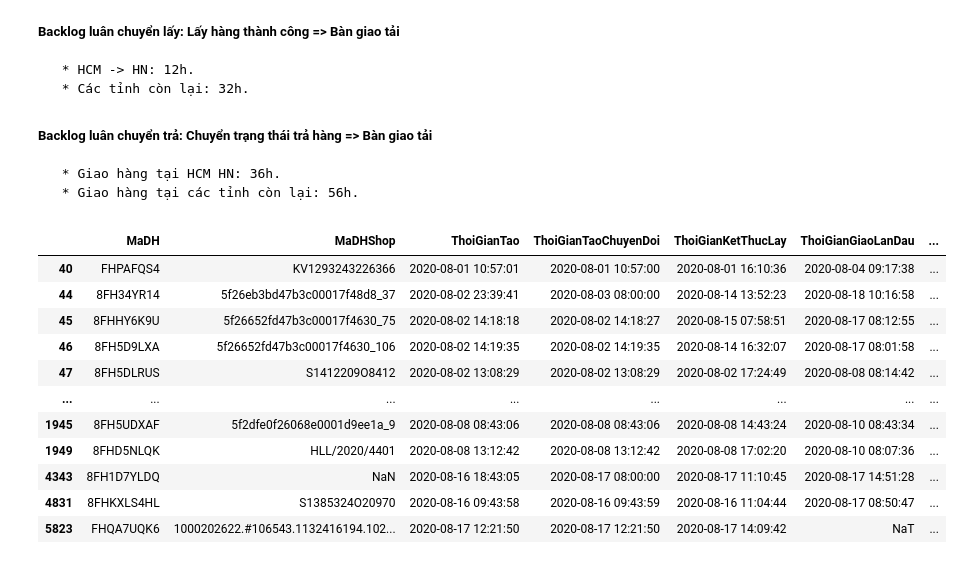
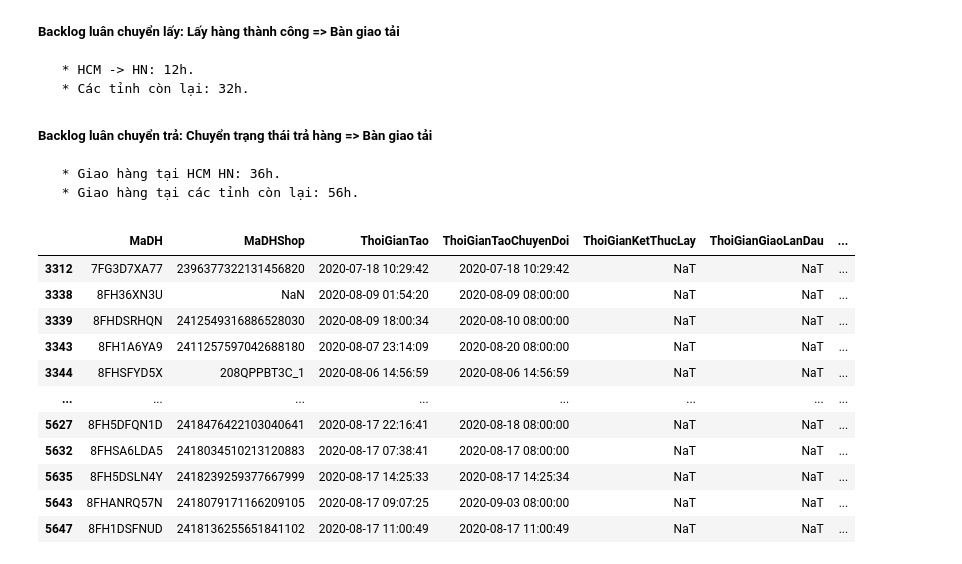
Before and after one commit to tranvietphuoc/notebook, a Jupyter notebook: backlog.ipynb, the cells around one changed output. Drawn from its saved outputs; the diff is of its cells as text; code cells hidden in the pictures.

```diff
--- a/backlog.ipynb
+++ b/backlog.ipynb
@@ -65,7 +65,12 @@ inside[[
     'TGCapNhat',
     'TGNhanKien',
     'TGKetThuc'
-]] = inside[['TGDongKien', 'TGCapNhat', 'TGNhanKien', 'TGKetThuc']].apply(lambda x: pd.to_datetime(x, format='%d/%m/%Y %H:%M:%S'))
+]] = inside[[
+    'TGDongKien',
+    'TGCapNhat',
+    'TGNhanKien',
+    'TGKetThuc'
+]].apply(lambda x: pd.to_datetime(x, format='%d/%m/%Y %H:%M:%S'))
 inside['KhoGui'] = inside['KhoGui'].astype(int)
 inside['KhoNhan'] = inside['KhoNhan'].astype(int)
 inside['KhoHienTai'] = inside['KhoHienTai'].astype(int)
@@ -115,11 +120,12 @@ delivery = data.loc[data['TrangThai'].isin([
     'Đang giao hàng', 'Giao không thành công',
     'Chờ xác nhận giao lại'
 ]) | ((data['TrangThai'] == 'Lưu kho') & (data['KhoGiao'] == data['KhoHienTai'])) |\
-                          ((data['TrangThai'] == 'Tạo thành công') & ((data['ThoiGianKetThucLay'] != np.nan) ^\
-                          (data['ThoiGianKetThucGiao'] != np.nan)))]
+                          ((data['TrangThai'] == 'Tạo thành công') & ((~data['ThoiGianKetThucLay'].isnull()) ^\
+                          (~data['ThoiGianKetThucGiao'].isnull())))]
 delivery['LoaiBacklog'] = 'Xử lý giao'
-delivery['N0'] = delivery[delivery['KhoLay'] == delivery['KhoHienTai']]['ThoiGianKetThucLay']
-delivery['N0'] = delivery[~(delivery['KhoLay'] == delivery['KhoHienTai'])]['TGNhanKien']
+internal_delivery = delivery['KhoLay'] == delivery['KhoHienTai']
+delivery.loc[internal_delivery, 'N0'] = delivery.loc[internal_delivery]['ThoiGianKetThucLay']
+delivery.loc[~internal_delivery, 'N0'] = delivery.loc[~internal_delivery]['TGNhanKien']
 delivery['N+'] = delivery['N0'] + pd.Timedelta(days=(120/24))
 delivery['Aging'] = (datetime.today() - delivery['N+']).fillna(pd.Timedelta(days=9999))
 
@@ -127,79 +133,83 @@ delivery['Aging'] = (datetime.today() - delivery['N+']).fillna(pd.Timedelta(days
 # return backlog (backlog trả)
 returned = data.loc[data['TrangThai'].isin([
     'Đang hoàn hàng', 'Hoàn không thành công'
-    ]) | ((data['TrangThai'] == 'Trả hàng') & (((data['KhoTra'] != np.nan) & (data['KhoTra'] == data['KhoHienTai'])) |\
-                                                 ((data['KhoTra'] == np.nan) & (data['KhoLay'] == data['KhoHienTai'])))) |\
-          ((data['TrangThai'] == 'Tạo thành công') & (data['ThoiGianKetThucGiao'] != np.nan))]
+    ]) | ((data['TrangThai'] == 'Trả hàng') & (((~data['KhoTra'].isnull()) & (data['KhoTra'] == data['KhoHienTai'])) |\
+                                                 ((data['KhoTra'].isnull()) & (data['KhoLay'] == data['KhoHienTai'])))) |\
+          ((data['TrangThai'] == 'Tạo thành công') & (~data['ThoiGianKetThucGiao'].isnull()))]
 returned['LoaiBacklog'] = 'Xử lý trả'
-returned['N0'] = returned[returned['KhoHienTai'] == returned['KhoGiao']]['ThoiGianKetThucGiao']
-returned['N0'] = returned[~(returned['KhoHienTai'] == returned['KhoGiao'])]['TGNhanKien']
+internal_return = returned['KhoHienTai'] == returned['KhoGiao']
+returned.loc[internal_return, 'N0'] = returned.loc[internal_return]['ThoiGianKetThucGiao']
+returned.loc[~internal_return, 'N0'] = returned.loc[~internal_return]['TGNhanKien']
 returned['N+'] = returned['N0'] + pd.Timedelta(days=(72/24))
 returned['Aging'] = (datetime.today() - returned['N+']).fillna(pd.Timedelta(days=9999))
 
 
 # pick_backlog (backlog lấy)
-pickup = data.loc[data['TrangThai'].isin(['Chờ lấy hàng', 'Đang lấy hàng', 'Lấy không thành công'])]
+pickup = data[(data['TrangThai'].isin(['Chờ lấy hàng', 'Đang lấy hàng', 'Lấy không thành công'])) |\
+              ((data['TrangThai'] == 'Tạo thành công') & (data['ThoiGianKetThucLay'].isnull()) &\
+               (data['KhoHienTai'] == data['KhoLay']))]
 pickup['LoaiBacklog'] = 'Xử lý lấy'
-
-pickup['N0'] = pickup[pickup['MaKH'].isin(ecoms)]['ThoiGianTao']
-pickup['N0'] = pickup[~pickup['MaKH'].isin(ecoms)]['ThoiGianTaoChuyenDoi']
+ecoms_filter = pickup['MaKH'].isin(ecoms)
+pickup.loc[ecoms_filter, 'N0'] = pickup.loc[ecoms_filter]['ThoiGianTaoChuyenDoi']
+pickup.loc[~ecoms_filter, 'N0'] = pickup.loc[~ecoms_filter]['ThoiGianTao']
 pickup['N+'] = pickup['N0'] + pd.Timedelta(days=3)
 pickup['Aging'] = (datetime.today() - pickup['N+']).fillna(pd.Timedelta(days=9999))
 
 # transit_backlog (backlog luân chuyển)
 transit = data.loc[(data['TrangThai'] == 'GHN đã lấy') |\
                          ((data['TrangThai'] == 'Lưu kho') & (data['KhoGiao'] != data['KhoHienTai']))]
-
 transit['LoaiBacklog'] = 'Xử lý luân chuyển'
+transit_filter = (transit['DenTinh'] == 'Hà Nội') | (transit['DenTinh'] == 'Hồ Chí Minh')
 transit['N0'] = transit['ThoiGianKetThucLay']
-transit['N+'] = transit[(transit['DenTinh'] == 'Hà Nội') | (transit['DenTinh'] == 'Hồ Chí Minh')]['N0'] + pd.Timedelta(days=12/24)
-transit['N+'] = transit[~((transit['DenTinh'] == 'Hà Nội') | (transit['DenTinh']== 'Hồ Chí Minh'))]['N0'] + pd.Timedelta(days=32/24)
+transit.loc[transit_filter, 'N+'] = transit.loc[transit_filter]['N0']+ pd.Timedelta(days=12/24)
+transit.loc[~transit_filter, 'N+'] = transit.loc[~transit_filter]['N0'] + pd.Timedelta(days=32/24)
 transit['Aging'] = (datetime.today() - transit['N+']).fillna(pd.Timedelta(days=9999))
 
 
 # returned_transit_backlog (backlog luân chuyển trả hàng)
-returned_transit = data.loc[data['TrangThai'].isin([
+r_transit = data.loc[data['TrangThai'].isin([
     'Trả hàng', 'Chờ trả hàng'
-]) & (((data['KhoTra'] == np.nan) & (data['KhoLay'] != data['KhoHienTai'])) |\
-      ((data['KhoTra'] != np.nan) & (data['KhoTra'] != data['KhoHienTai'])))]
-returned_transit['LoaiBacklog'] = 'Xử lý luân chuyển trả'
-returned_transit['N0'] = returned_transit['ThoiGianKetThucGiao']
-returned_transit['N+'] = returned_transit[
-    (returned_transit['DenTinh'] == 'Hà Nội') | (returned_transit['DenTinh'] == 'Hồ Chí Minh')]['N0'] + pd.Timedelta(days=36/24)
-returned_transit['N+'] = returned_transit[
-    ~((returned_transit['DenTinh'] == 'Hà Nội') | (returned_transit['DenTinh'] == 'Hồ Chi Minh'))
-]['N0'] + pd.Timedelta(days=56/24)
-returned_transit['Aging'] = (datetime.today() - returned_transit['N+']).fillna(pd.Timedelta(days=9999))
+]) & (((data['KhoTra'].isnull()) & (data['KhoLay'] != data['KhoHienTai'])) |\
+      ((~data['KhoTra'].isnull()) & (data['KhoTra'] != data['KhoHienTai'])))]
+r_transit['LoaiBacklog'] = 'Xử lý luân chuyển trả'
+r_transit_filter = (r_transit['DenTinh'] == 'Hà Nội') | (r_transit['DenTinh'] == 'Hồ Chí Minh')
+r_transit['N0'] = r_transit['ThoiGianKetThucGiao']
+r_transit.loc[r_transit_filter, 'N+'] = r_transit.loc[r_transit_filter]['N0'] + pd.Timedelta(days=36/24)
+r_transit.loc[~r_transit_filter, 'N+'] = r_transit.loc[~r_transit_filter]['N0'] + pd.Timedelta(days=56/24)
+r_transit['Aging'] = (datetime.today() - r_transit['N+']).fillna(pd.Timedelta(days=9999))
 
 
 # composite data
-data = delivery.append([returned, pickup, transit, returned_transit])
+data = delivery.append([returned, pickup, transit, r_transit])
 data['e-commerces'] = np.nan
 
 # name of e-commerces exchange
 data.loc[data['MaKH'].isin(shopee_codes), 'e-commerces'] = 'Shopee'
 # shopee_name['e-commerces'] = 'Shopee'
 data.loc[data['MaKH'].isin(sendo_codes), 'e-commerces'] = 'Sendo'
 # sendo_name['e-commerces'] = 'Sendo'
 data.loc[data['MaKH'].isin(tiki_codes), 'e-commerces'] = 'Tiki'
 # tiki_name['e-commerces'] = 'Tiki'
 data.loc[data['MaKH'].isin(lazada_codes), 'e-commerces'] = 'Lazada'
 
 # lazada_name['e-commerces'] = 'Lazada'
 # data['e-commerces'] = shopee_name.append([sendo_name, tiki_name, lazada_name])
 
 # data['ToanTrinh'] = data[data['MaKH'].isin(floors)]['N0'] - datetime.today()
-data
+# reset the index of dataframe
+data.reset_index(inplace=True)
+del data['index']
+data[data['TrangThai'] == 'Tạo thành công']
 # %% [output]
 |  | MaDH | MaDHShop | ThoiGianTao | ThoiGianTaoChuyenDoi | ThoiGianKetThucLay | ThoiGianGiaoLanDau | ... |
-| 40 | FHPAFQS4 | KV1293243226366 | 2020-08-01 10:57:01 | 2020-08-01 10:57:00 | 2020-08-01 16:10:36 | 2020-08-04 09:17:38 | ... |
-| 44 | 8FH34YR14 | 5f26eb3bd47b3c00017f48d8_37 | 2020-08-02 23:39:41 | 2020-08-03 08:00:00 | 2020-08-14 13:52:23 | 2020-08-18 10:16:58 | ... |
-| 45 | 8FHHY6K9U | 5f26652fd47b3c00017f4630_75 | 2020-08-02 14:18:18 | 2020-08-02 14:18:27 | 2020-08-15 07:58:51 | 2020-08-17 08:12:55 | ... |
-| 46 | 8FH5D9LXA | 5f26652fd47b3c00017f4630_106 | 2020-08-02 14:19:35 | 2020-08-02 14:19:35 | 2020-08-14 16:32:07 | 2020-08-17 08:01:58 | ... |
-| 47 | 8FH5DLRUS | S1412209O8412 | 2020-08-02 13:08:29 | 2020-08-02 13:08:29 | 2020-08-02 17:24:49 | 2020-08-08 08:14:42 | ... |
+| 3312 | 7FG3D7XA77 | 2396377322131456820 | 2020-07-18 10:29:42 | 2020-07-18 10:29:42 | NaT | NaT | ... |
+| 3338 | 8FH36XN3U | NaN | 2020-08-09 01:54:20 | 2020-08-09 08:00:00 | NaT | NaT | ... |
+| 3339 | 8FHDSRHQN | 2412549316886528030 | 2020-08-09 18:00:34 | 2020-08-10 08:00:00 | NaT | NaT | ... |
+| 3343 | 8FH1A6YA9 | 2411257597042688180 | 2020-08-07 23:14:09 | 2020-08-20 08:00:00 | NaT | NaT | ... |
+| 3344 | 8FHSFYD5X | 208QPPBT3C_1 | 2020-08-06 14:56:59 | 2020-08-06 14:56:59 | NaT | NaT | ... |
 | ... | ... | ... | ... | ... | ... | ... | ... |
-| 1945 | 8FH5UDXAF | 5f2dfe0f26068e0001d9ee1a_9 | 2020-08-08 08:43:06 | 2020-08-08 08:43:06 | 2020-08-08 14:43:24 | 2020-08-10 08:43:34 | ... |
-| 1949 | 8FHD5NLQK | HLL/2020/4401 | 2020-08-08 13:12:42 | 2020-08-08 13:12:42 | 2020-08-08 17:02:20 | 2020-08-10 08:07:36 | ... |
-| 4343 | 8FH1D7YLDQ | NaN | 2020-08-16 18:43:05 | 2020-08-17 08:00:00 | 2020-08-17 11:10:45 | 2020-08-17 14:51:28 | ... |
-| 4831 | 8FHKXLS4HL | S1385324O20970 | 2020-08-16 09:43:58 | 2020-08-16 09:43:59 | 2020-08-16 11:04:44 | 2020-08-17 08:50:47 | ... |
-| 5823 | FHQA7UQK6 | 1000202622.#106543.1132416194.102... | 2020-08-17 12:21:50 | 2020-08-17 12:21:50 | 2020-08-17 14:09:42 | NaT | ... |
+| 5627 | 8FH5DFQN1D | 2418476422103040641 | 2020-08-17 22:16:41 | 2020-08-18 08:00:00 | NaT | NaT | ... |
+| 5632 | 8FHSA6LDA5 | 2418034510213120883 | 2020-08-17 07:38:41 | 2020-08-17 08:00:00 | NaT | NaT | ... |
+| 5635 | 8FH5DSLN4Y | 2418239259377667999 | 2020-08-17 14:25:33 | 2020-08-17 14:25:34 | NaT | NaT | ... |
+| 5643 | 8FHANRQ57N | 2418079171166209105 | 2020-08-17 09:07:25 | 2020-09-03 08:00:00 | NaT | NaT | ... |
+| 5647 | 8FH1DSFNUD | 2418136255651841102 | 2020-08-17 11:00:49 | 2020-08-17 11:00:49 | NaT | NaT | ... |
```
Also changed, not shown: parts of 2 cells of this notebook.
